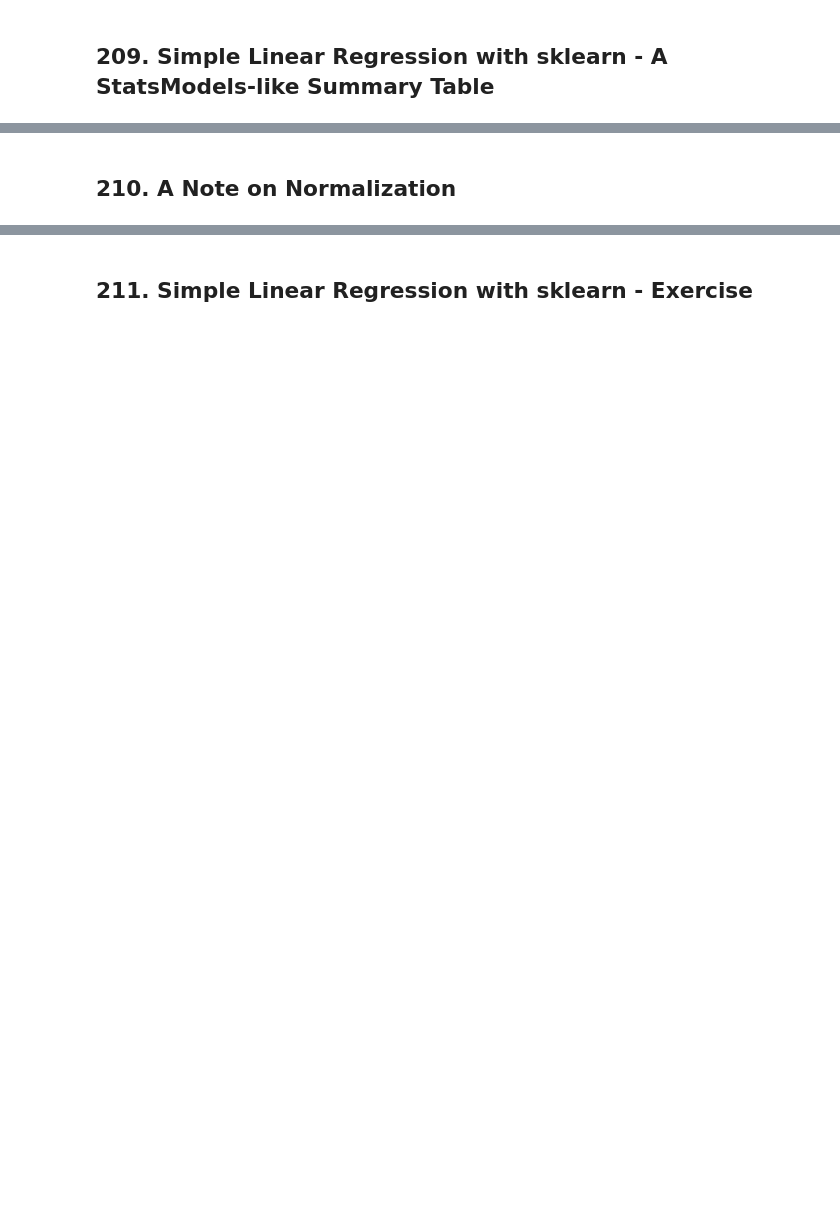
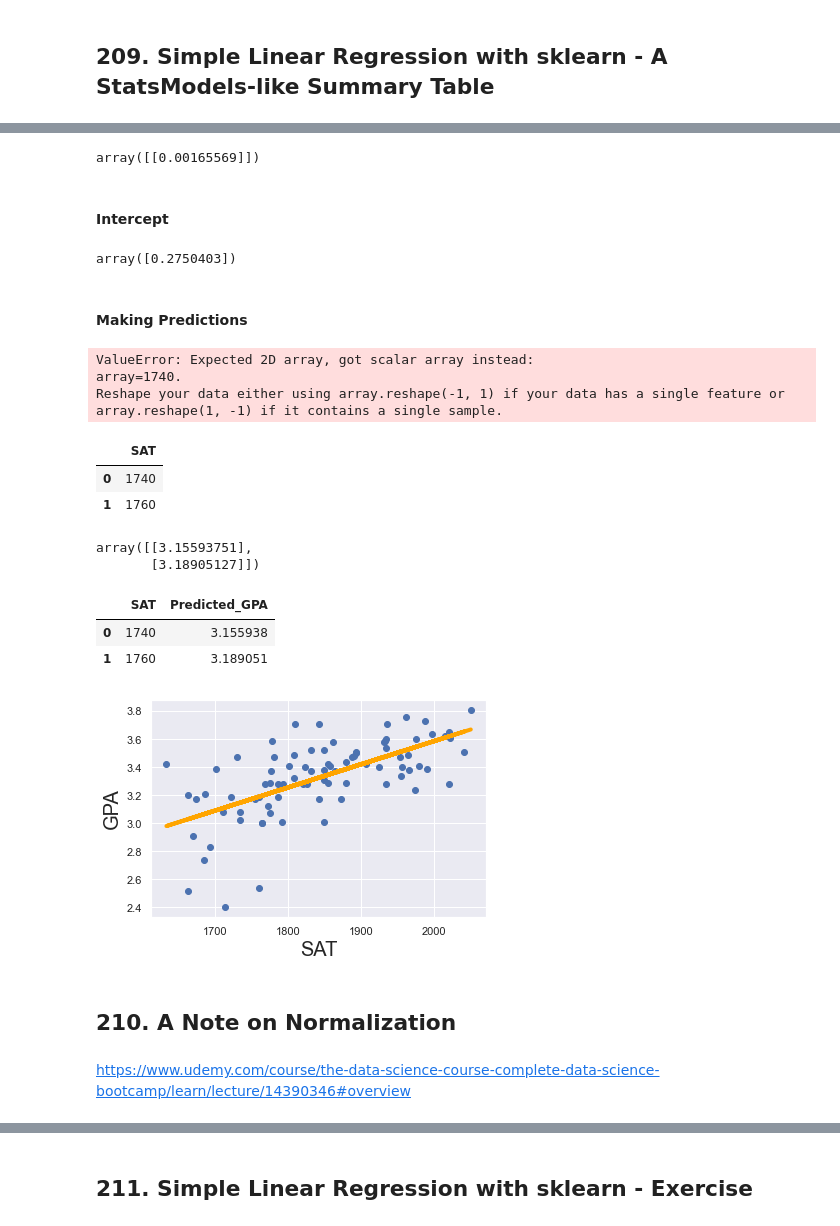
Before and after one commit to Mrchmdani/Mrchmdani, a Jupyter notebook: MyLearning/Udemy/The Data Science Course 2022 - Complete Data Science Bootcamp/Udemy - Complete Data Science Bootcamp - Part5 - Advanced Statistical Methods in Pthon.ipynb, the cells around one changed output, grey strips where cells are left out. Saved outputs shown, nothing was run; the diff lists cells and outputs as text; code cells hidden in the pictures; blank space fills up the shorter version.

```diff
--- a/MyLearning/Udemy/The Data Science Course 2022 - Complete Data Science Bootcamp/Udemy - Complete Data Science Bootcamp - Part5 - Advanced Statistical Methods in Pthon.ipynb
+++ b/MyLearning/Udemy/The Data Science Course 2022 - Complete Data Science Bootcamp/Udemy - Complete Data Science Bootcamp - Part5 - Advanced Statistical Methods in Pthon.ipynb
@@ -1201,4 +1201,4 @@ reg = LinearRegression()
 # x = input
 # y = target
 
-reg.fit(x, y)
+# reg.fit(x, y) <- this code
@@ -1225,3 +1220,7 @@ x_matrix.shape
 reg.fit(x_matrix, y)
 # %% [output]
 LinearRegression()
+# %%
+# new version of the sklearn library not showing parameter value anymore,
+# so we add .get_params() method to check all parameter value
+reg.fit(x_matrix, y).get_params()
@@ -1230,2 +1272,69 @@ LinearRegression()
+# %%
+reg.coef_
+
+# the result same with SAT coef 0.0017 (see above table)
+# %% [output]
+array([[0.00165569]])
+# %% [markdown]
+#### Intercept
+# %%
+reg.intercept_
+
+# the result same with const coef 0.2750 (see above table)
+# %% [output]
+array([0.2750403])
+# %% [markdown]
+#### Making Predictions
+# %%
+# Predict takes us arguments, the inputs we wanna predict and outputs the predictions according to the model.
+
+reg.predict(1740)
+
+# still don't get it how to fixes this
+# don't know where to reshape the value to 2D array
+# i download .ipynb from the lecture, but when i running the code still got problem with new scikitlearn
+# %% [output]
+ValueError: Expected 2D array, got scalar array instead:
+array=1740.
+Reshape your data either using array.reshape(-1, 1) if your data has a single feature or array.reshape(1, -1) if it contains a single sample.
+# %%
+#Let's try this feature out and predict some more values.
+# I'll create a new data frame called new data.
+# It will be a Panda's data frame with data 1740 and 1760 and a column name SAT.
+
+new_data = pd.DataFrame(data=[1740, 1760], columns=['SAT'])
+new_data
+# %% [output]
+|  | SAT |
+| 0 | 1740 |
+| 1 | 1760 |
+# %%
+reg.predict(new_data)
+
+# The result is an array with the two predictions, 3.16 and 3.19.
+# %% [output]
+array([[3.15593751],
+       [3.18905127]])
+# %%
+# adding information directly into the original data frame
+
+new_data['Predicted_GPA'] = reg.predict(new_data)
+new_data
+# %% [output]
+|  | SAT | Predicted_GPA |
+| 0 | 1740 | 3.155938 |
+| 1 | 1760 | 3.189051 |
+# %%
+plt.scatter(x, y)
+yhat = reg.coef_ * x_matrix + reg.intercept_
+# yhat = 0.0017 * x + 0.275
+fig = plt.plot(x, yhat, lw=4, c='orange', label='regression line')
+plt.xlabel('SAT', fontsize=20)
+plt.ylabel('GPA', fontsize=20)
+plt.show()
+# %% [output]
+[figure, added]
 # %% [markdown]
 ## 210. A Note on Normalization
+# %% [markdown]
+https://www.udemy.com/course/the-data-science-course-complete-data-science-bootcamp/learn/lecture/14390346#overview
```
Also changed, not shown: parts of 48 cells of this notebook, 17 other files.
